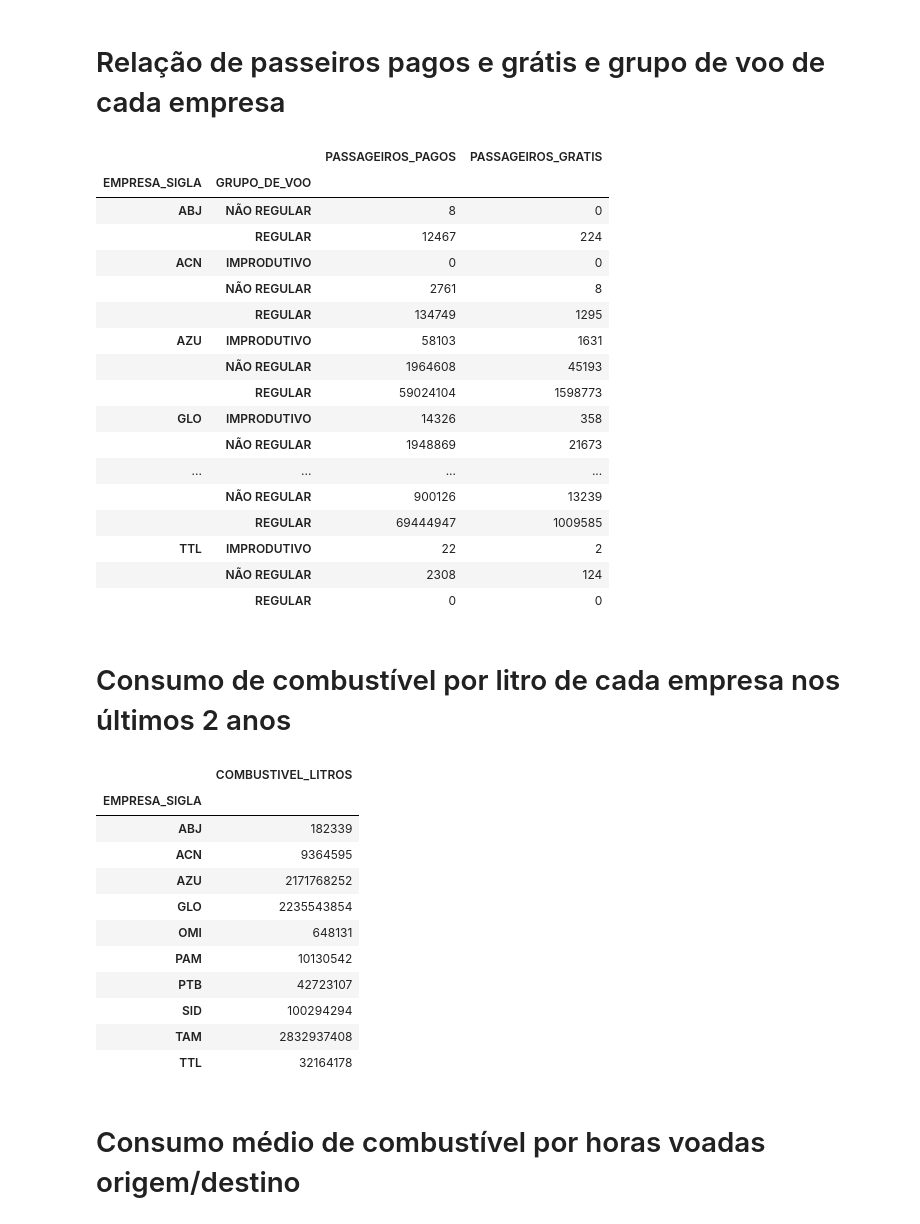
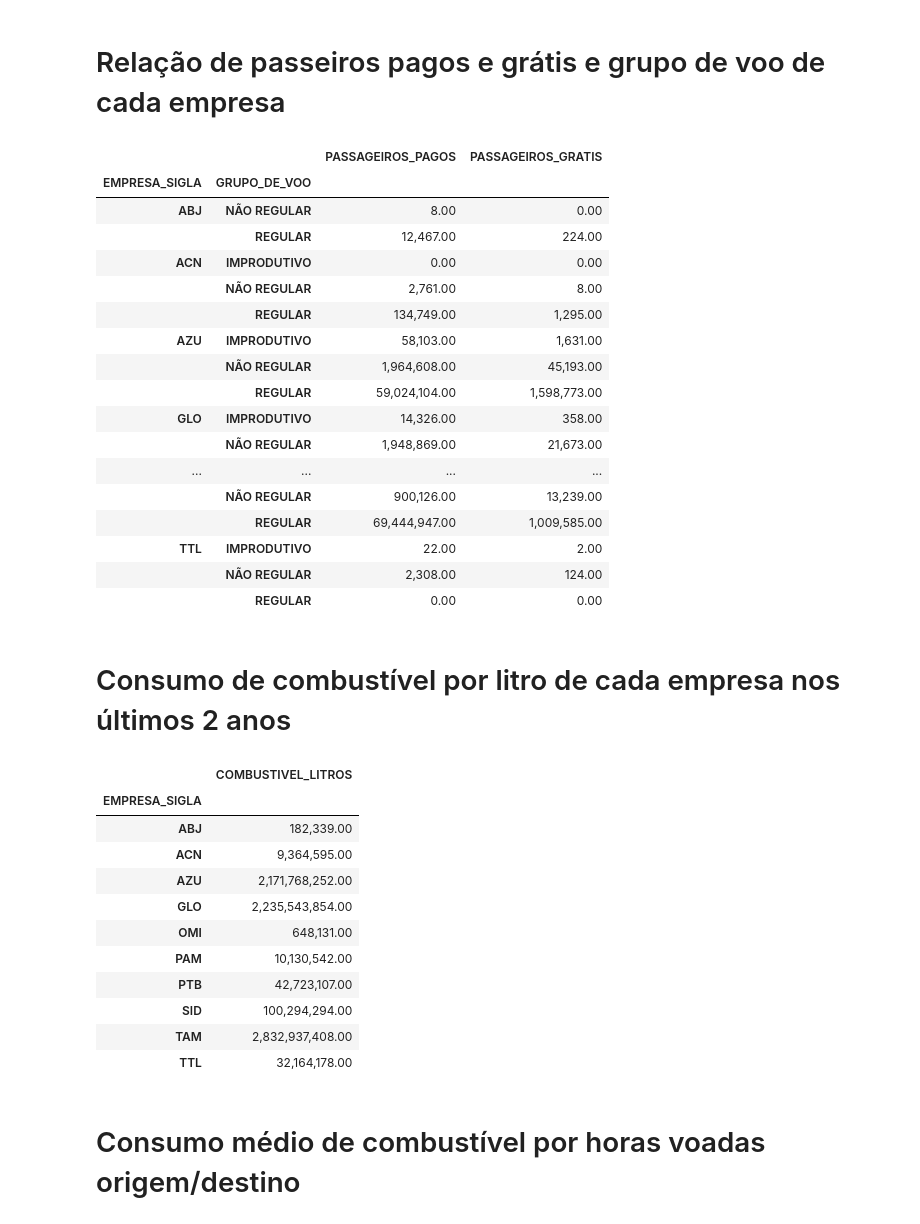
Before and after one commit to lgmro/analise_dados_big_data, a Jupyter notebook: Analise_Descritiva.ipynb, the cells around one changed output. Drawn from its saved outputs; the diff is of its cells as text; code cells hidden in the pictures.

```diff
--- a/Analise_Descritiva.ipynb
+++ b/Analise_Descritiva.ipynb
@@ -189,44 +177,47 @@ sns.boxplot(x='MES',y='DECOLAGENS',data=melhores_empresa)
 # Relação de passeiros pagos e grátis e grupo de voo de cada empresa
 # %%
 passeiro_empresa = base[['EMPRESA_SIGLA', 'GRUPO_DE_VOO','PASSAGEIROS_PAGOS', 'PASSAGEIROS_GRATIS']].groupby(['EMPRESA_SIGLA', 'GRUPO_DE_VOO']).sum()
+passeiro_empresa.PASSAGEIROS_PAGOS = passeiro_empresa.PASSAGEIROS_PAGOS.apply(formatar)
+passeiro_empresa.PASSAGEIROS_GRATIS = passeiro_empresa.PASSAGEIROS_GRATIS.apply(formatar)
 display(passeiro_empresa)
 # %% [output]
 |  |  | PASSAGEIROS_PAGOS | PASSAGEIROS_GRATIS |
 | EMPRESA_SIGLA | GRUPO_DE_VOO |  |  |
-| ABJ | NÃO REGULAR | 8 | 0 |
-|  | REGULAR | 12467 | 224 |
-| ACN | IMPRODUTIVO | 0 | 0 |
-|  | NÃO REGULAR | 2761 | 8 |
-|  | REGULAR | 134749 | 1295 |
-| AZU | IMPRODUTIVO | 58103 | 1631 |
-|  | NÃO REGULAR | 1964608 | 45193 |
-|  | REGULAR | 59024104 | 1598773 |
-| GLO | IMPRODUTIVO | 14326 | 358 |
-|  | NÃO REGULAR | 1948869 | 21673 |
+| ABJ | NÃO REGULAR | 8.00 | 0.00 |
+|  | REGULAR | 12,467.00 | 224.00 |
+| ACN | IMPRODUTIVO | 0.00 | 0.00 |
+|  | NÃO REGULAR | 2,761.00 | 8.00 |
+|  | REGULAR | 134,749.00 | 1,295.00 |
+| AZU | IMPRODUTIVO | 58,103.00 | 1,631.00 |
+|  | NÃO REGULAR | 1,964,608.00 | 45,193.00 |
+|  | REGULAR | 59,024,104.00 | 1,598,773.00 |
+| GLO | IMPRODUTIVO | 14,326.00 | 358.00 |
+|  | NÃO REGULAR | 1,948,869.00 | 21,673.00 |
 | ... | ... | ... | ... |
-|  | NÃO REGULAR | 900126 | 13239 |
-|  | REGULAR | 69444947 | 1009585 |
-| TTL | IMPRODUTIVO | 22 | 2 |
-|  | NÃO REGULAR | 2308 | 124 |
-|  | REGULAR | 0 | 0 |
+|  | NÃO REGULAR | 900,126.00 | 13,239.00 |
+|  | REGULAR | 69,444,947.00 | 1,009,585.00 |
+| TTL | IMPRODUTIVO | 22.00 | 2.00 |
+|  | NÃO REGULAR | 2,308.00 | 124.00 |
+|  | REGULAR | 0.00 | 0.00 |
 # %% [markdown]
 # Consumo de combustível por litro de cada empresa nos últimos 2 anos
 # %%
 consumo_combustivel = base[['EMPRESA_SIGLA', 'COMBUSTIVEL_LITROS']].groupby(['EMPRESA_SIGLA']).sum()
+consumo_combustivel.COMBUSTIVEL_LITROS = consumo_combustivel.COMBUSTIVEL_LITROS.apply(formatar)
 display(consumo_combustivel)
 # %% [output]
 |  | COMBUSTIVEL_LITROS |
 | EMPRESA_SIGLA |  |
-| ABJ | 182339 |
-| ACN | 9364595 |
-| AZU | 2171768252 |
-| GLO | 2235543854 |
-| OMI | 648131 |
-| PAM | 10130542 |
-| PTB | 42723107 |
-| SID | 100294294 |
-| TAM | 2832937408 |
-| TTL | 32164178 |
+| ABJ | 182,339.00 |
+| ACN | 9,364,595.00 |
+| AZU | 2,171,768,252.00 |
+| GLO | 2,235,543,854.00 |
+| OMI | 648,131.00 |
+| PAM | 10,130,542.00 |
+| PTB | 42,723,107.00 |
+| SID | 100,294,294.00 |
+| TAM | 2,832,937,408.00 |
+| TTL | 32,164,178.00 |
 # %% [markdown]
 # Consumo médio de combustível por horas voadas origem/destino
 # %%
```
Also changed, not shown: parts of 10 cells of this notebook.
